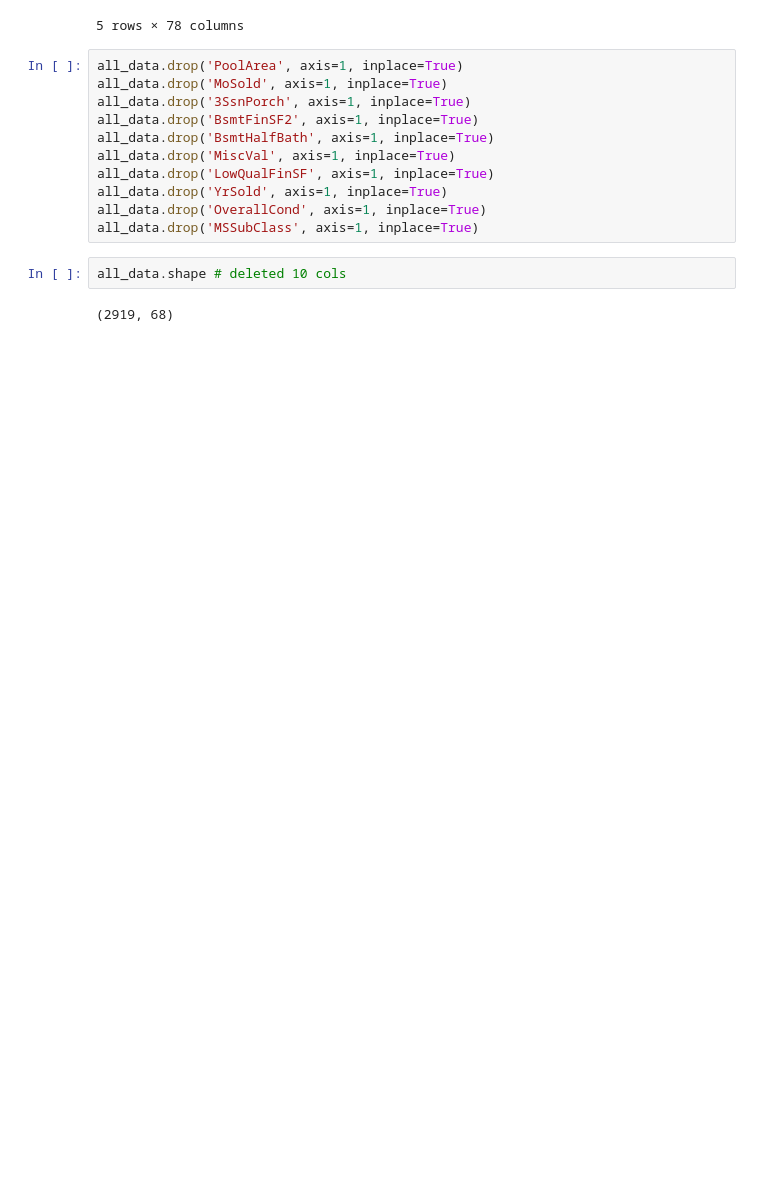
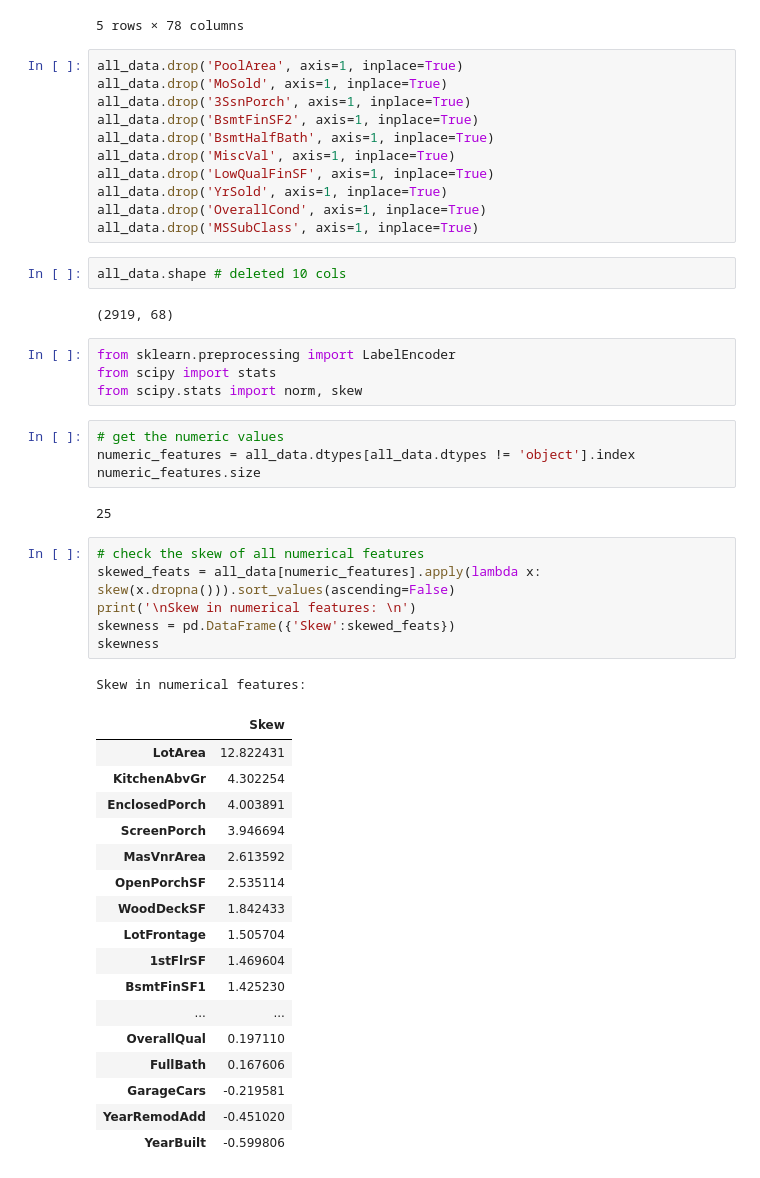
Before and after one commit to joyoon729/kaggles, a Jupyter notebook: house-prices-advanced-regression-techniques/__main__.ipynb, the cells around one changed output. Cells and saved outputs as stored; diff of their text form; blank space fills up the shorter version.

```diff
--- a/house-prices-advanced-regression-techniques/__main__.ipynb
+++ b/house-prices-advanced-regression-techniques/__main__.ipynb
@@ -726,3 +719,38 @@ all_data.drop('MSSubClass', axis=1, inplace=True)
 all_data.shape # deleted 10 cols
 # %% [output]
 (2919, 68)
+# %%
+from sklearn.preprocessing import LabelEncoder
+from scipy import stats
+from scipy.stats import norm, skew
+# %%
+# get the numeric values
+numeric_features = all_data.dtypes[all_data.dtypes != 'object'].index
+numeric_features.size
+# %% [output]
+25
+# %%
+# check the skew of all numerical features
+skewed_feats = all_data[numeric_features].apply(lambda x: skew(x.dropna())).sort_values(ascending=False)
+print('\nSkew in numerical features: \n')
+skewness = pd.DataFrame({'Skew':skewed_feats})
+skewness
+# %% [output]
+Skew in numerical features:
+|  | Skew |
+| LotArea | 12.822431 |
+| KitchenAbvGr | 4.302254 |
+| EnclosedPorch | 4.003891 |
+| ScreenPorch | 3.946694 |
+| MasVnrArea | 2.613592 |
+| OpenPorchSF | 2.535114 |
+| WoodDeckSF | 1.842433 |
+| LotFrontage | 1.505704 |
+| 1stFlrSF | 1.469604 |
+| BsmtFinSF1 | 1.425230 |
+| ... | ... |
+| OverallQual | 0.197110 |
+| FullBath | 0.167606 |
+| GarageCars | -0.219581 |
+| YearRemodAdd | -0.451020 |
+| YearBuilt | -0.599806 |
```
Also changed, not shown: parts of 36 cells of this notebook.
